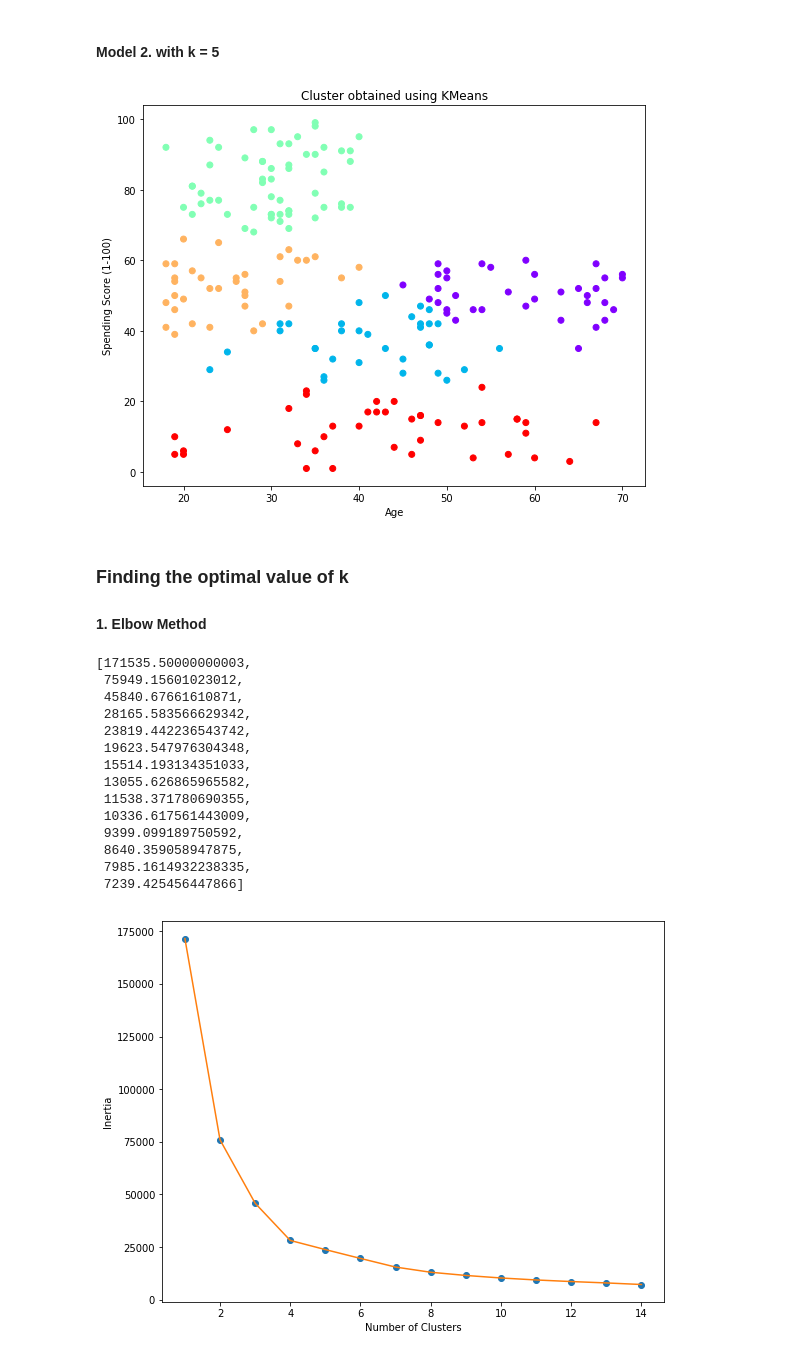
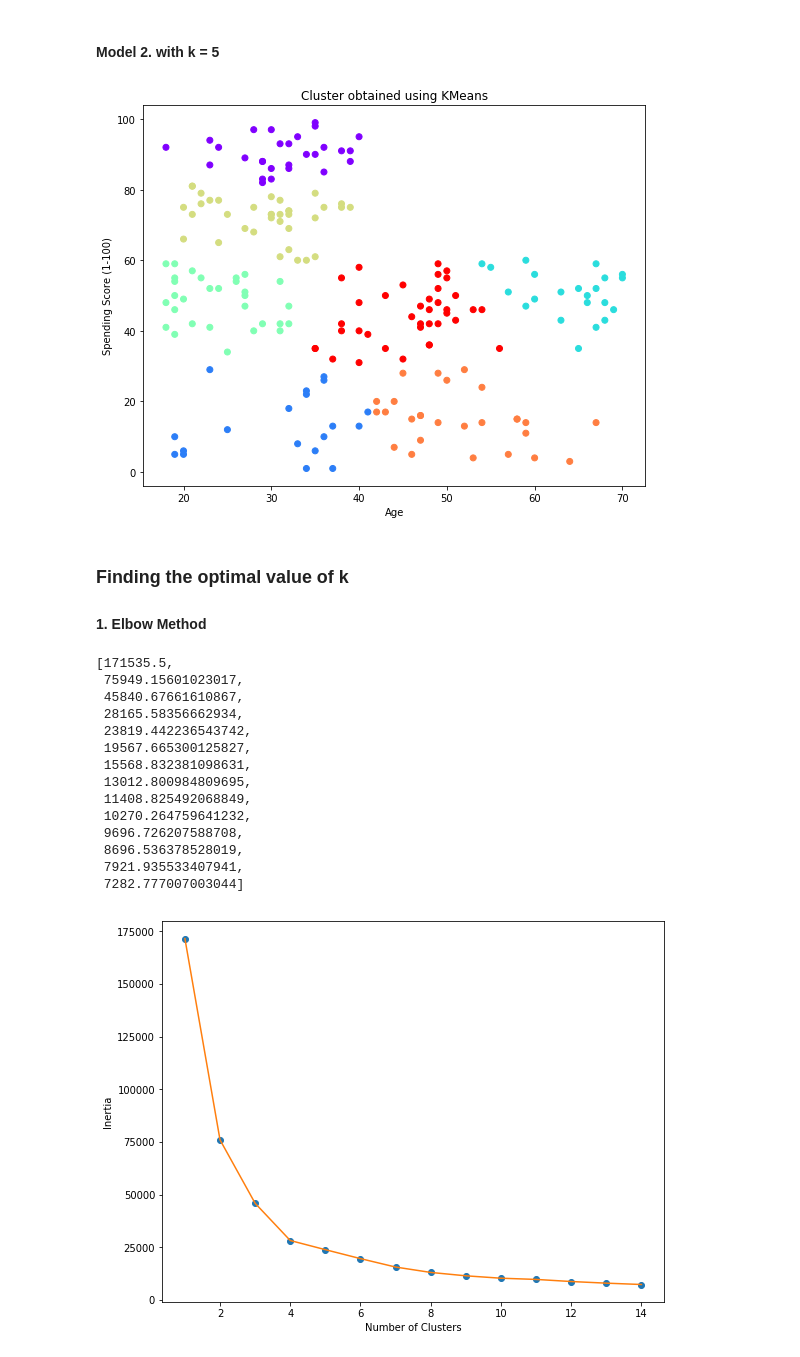
Before and after one commit to techwithshadab/ISTE-Examly-Sessions, a Jupyter notebook: 08 Machine Learning/Clustering/k_means.ipynb, the cells around one changed output. Drawn from its saved outputs; the diff is of its cells as text; code cells hidden in the pictures.

```diff
--- a/08 Machine Learning/Clustering/k_means.ipynb
+++ b/08 Machine Learning/Clustering/k_means.ipynb
@@ -8,7 +8,7 @@ import seaborn as sns
 import warnings
 warnings.filterwarnings('ignore')
 # %%
-df = pd.read_csv("Mall_Customers.csv")
+df = pd.read_csv("data/Mall_Customers.csv")
 df.head()
 # %% [output]
 |  | CustomerID | Gender | Age | Annual Income (k$) | Spending Score (1-100) |
@@ -112,16 +114,16 @@ array([0])
 # %% [markdown]
 #### Model 2. with k = 5
 # %%
-k_means_5 = KMeans(n_clusters=5,random_state = 42)
+k_means_5 = KMeans(n_clusters=7,random_state = 42)
 k_means_5.fit(X)
 plt.figure(figsize = (9,7))
 plt.scatter(df["Age"],df["Spending Score (1-100)"],c=k_means_5.labels_,cmap='rainbow')
 plt.title("Cluster obtained using KMeans")
 plt.xlabel("Age")
 plt.ylabel("Spending Score (1-100)")
 plt.show()
 # %% [output]
-[figure, old version]
+[figure, new version]
 # %% [markdown]
 ### Finding the optimal value of k
 
@@ -135,20 +137,20 @@ for i in range(1 , 15):
 # %%
 inertia
 # %% [output]
-[171535.50000000003,
- 75949.15601023012,
- 45840.67661610871,
- 28165.583566629342,
+[171535.5,
+ 75949.15601023017,
+ 45840.67661610867,
+ 28165.58356662934,
  23819.442236543742,
- 19623.547976304348,
- 15514.193134351033,
- 13055.626865965582,
- 11538.371780690355,
- 10336.617561443009,
- 9399.099189750592,
- 8640.359058947875,
- 7985.1614932238335,
- 7239.425456447866]
+ 19567.665300125827,
+ 15568.832381098631,
+ 13012.800984809695,
+ 11408.825492068849,
+ 10270.264759641232,
+ 9696.726207588708,
+ 8696.536378528019,
+ 7921.935533407941,
+ 7282.777007003044]
 # %%
 plt.figure(figsize = (9 ,7))
 plt.plot(np.arange(1 , 15) , inertia , 'o')
```
Also changed, not shown: parts of 12 cells of this notebook, 5 other files.
